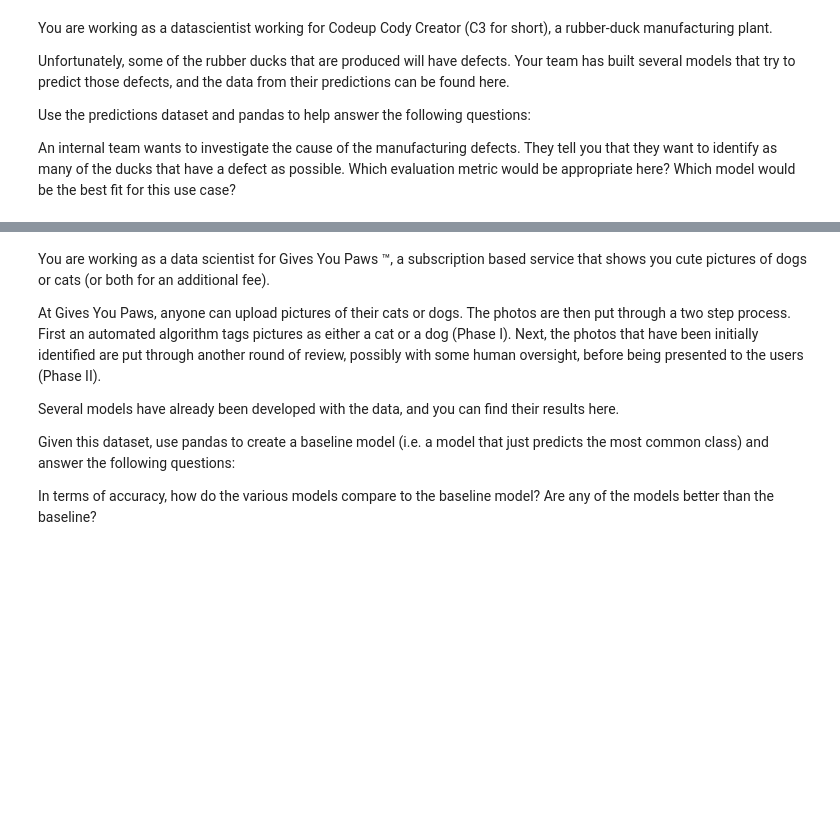
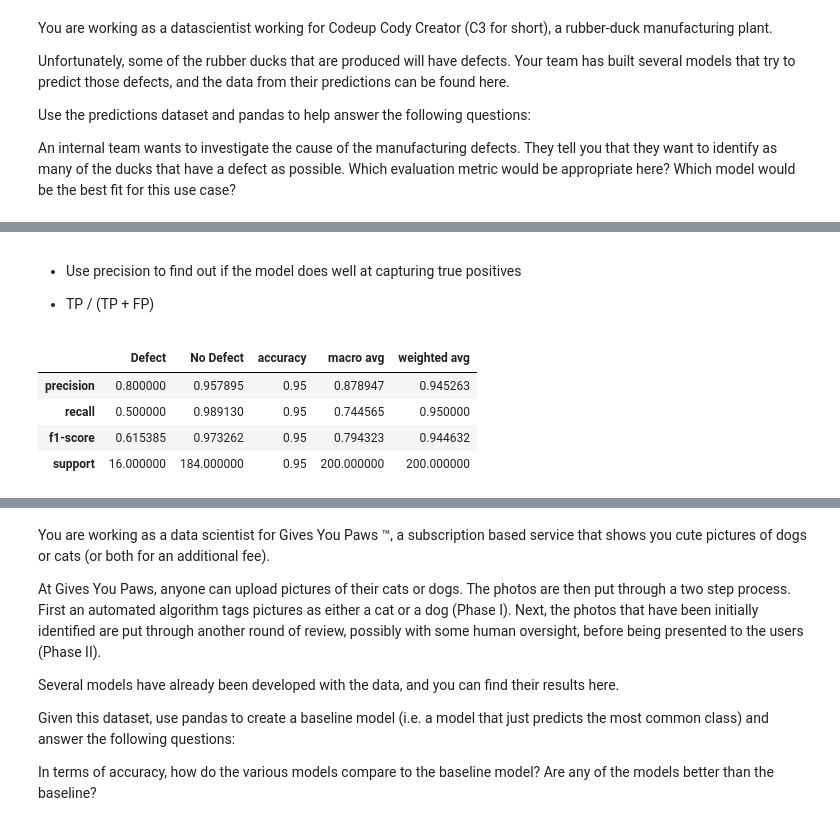
Before and after one commit to dashbringhurst/classification-exercises, a Jupyter notebook: model_evaluation.ipynb, the cells around one changed output, grey strips where cells are left out. Saved outputs shown, nothing was run; the diff lists cells and outputs as text; code cells hidden in the pictures; blank space fills up the shorter version.

```diff
--- a/model_evaluation.ipynb
+++ b/model_evaluation.ipynb
@@ -22,0 +96,13 @@ An internal team wants to investigate the cause of the manufacturing defects. Th
+# %% [markdown]
+- Use precision to find out if the model does well at capturing true positives
+
+- TP / (TP + FP)
+# %%
+from sklearn.metrics import classification_report
+pd.DataFrame(classification_report(df.actual, df.model1, output_dict=True))
+# %% [output]
+|  | Defect | No Defect | accuracy | macro avg | weighted avg |
+| precision | 0.800000 | 0.957895 | 0.95 | 0.878947 | 0.945263 |
+| recall | 0.500000 | 0.989130 | 0.95 | 0.744565 | 0.950000 |
+| f1-score | 0.615385 | 0.973262 | 0.95 | 0.794323 | 0.944632 |
+| support | 16.000000 | 184.000000 | 0.95 | 200.000000 | 200.000000 |
```
Also changed, not shown: parts of 36 cells of this notebook.
